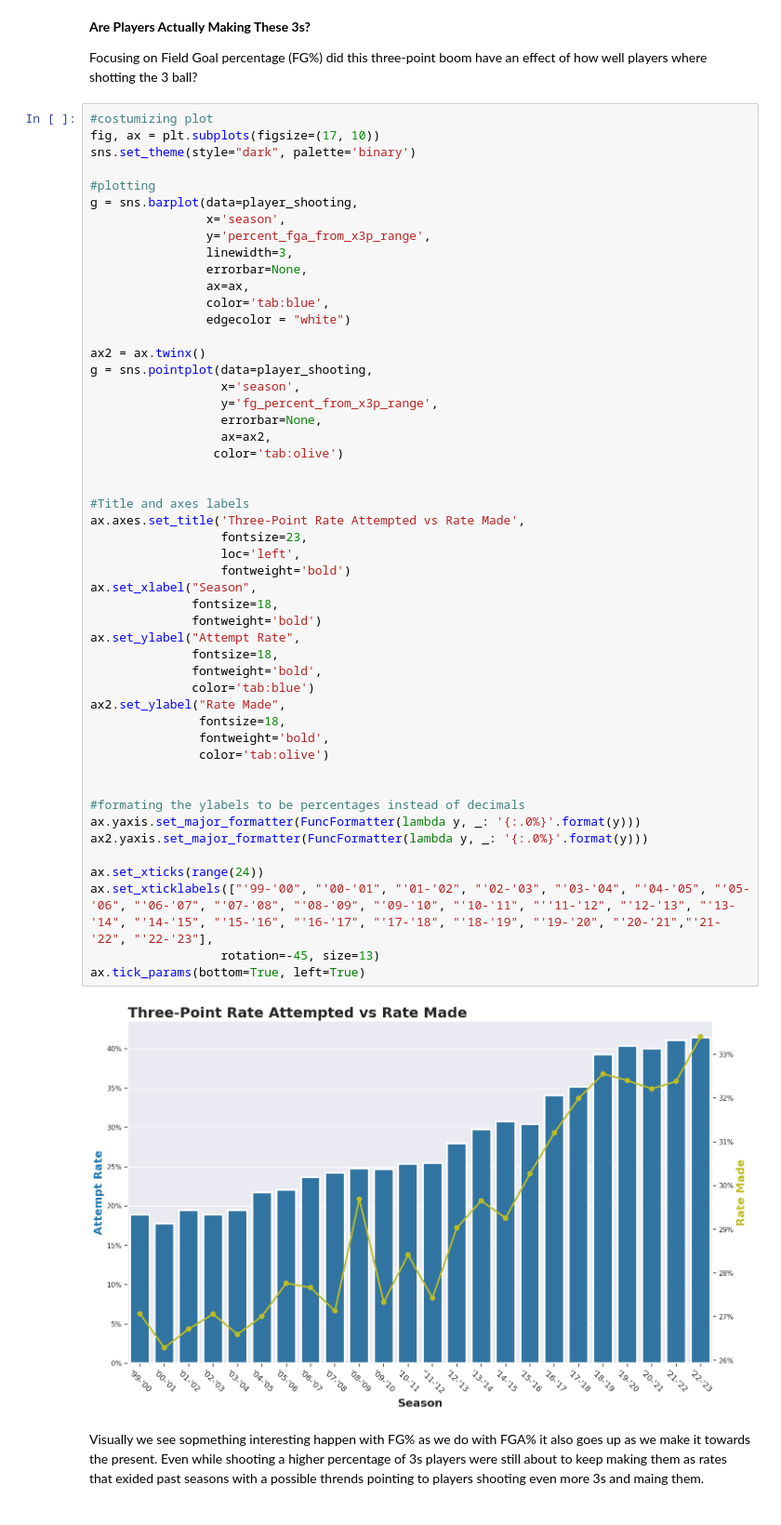
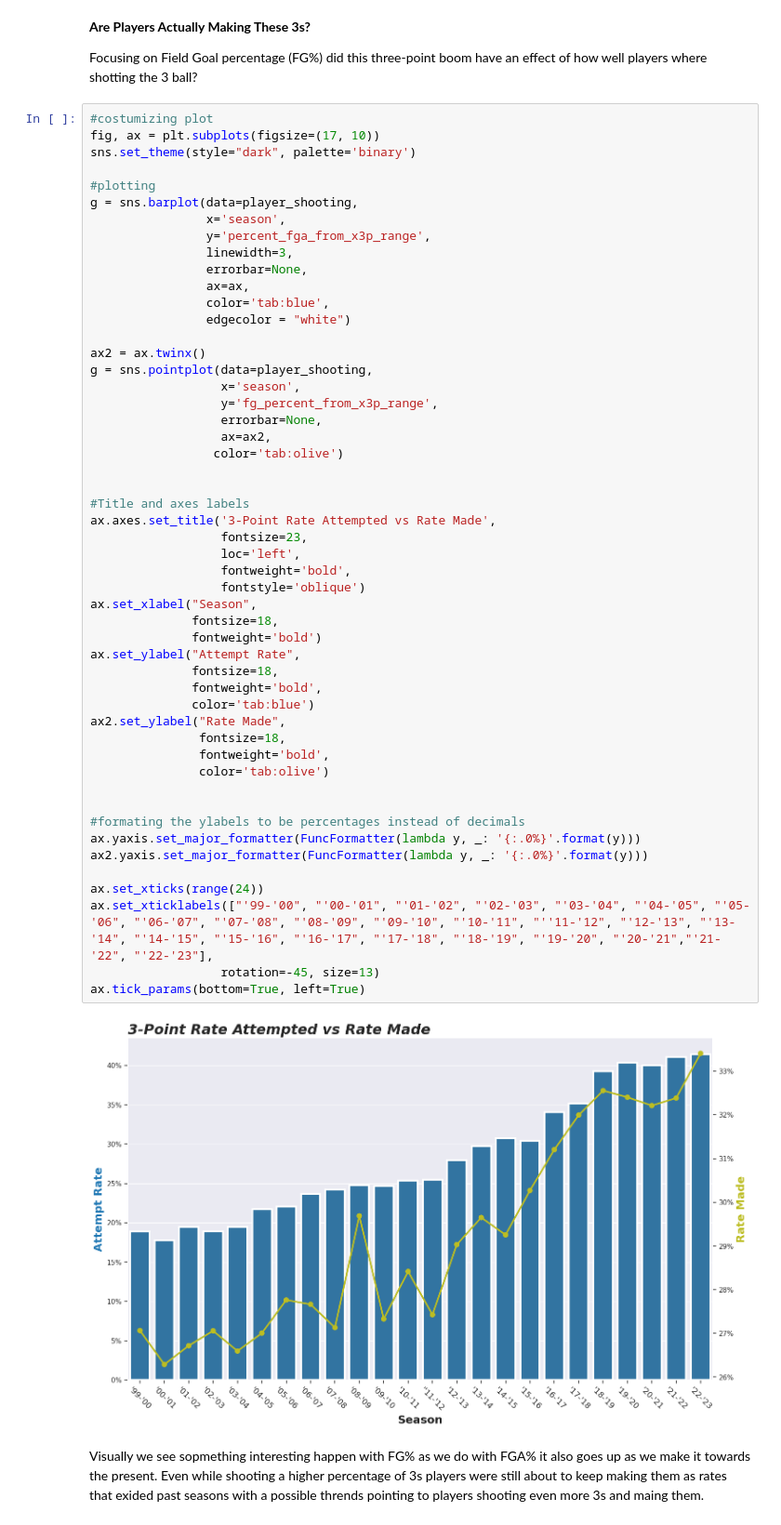
Before and after one commit to RafaelJMinaya/NBA-3Point-Shooting-Analysis, a Jupyter notebook: nba-3-point-shooting-evolution.ipynb, the cells around one changed output. Shown at 93% size. Cells and saved outputs as stored; diff of their text form.

```diff
--- a/nba-3-point-shooting-evolution.ipynb
+++ b/nba-3-point-shooting-evolution.ipynb
@@ -209,36 +210,37 @@ g = sns.pointplot(data=player_shooting,
                   errorbar=None,
                   ax=ax2,
                  color='tab:olive')
 
 
 #Title and axes labels
-ax.axes.set_title('Three-Point Rate Attempted vs Rate Made',
+ax.axes.set_title('3-Point Rate Attempted vs Rate Made',
                   fontsize=23,
                   loc='left',
-                  fontweight='bold')
+                  fontweight='bold',
+                  fontstyle='oblique')
 ax.set_xlabel("Season",
               fontsize=18,
               fontweight='bold')
 ax.set_ylabel("Attempt Rate",
               fontsize=18,
               fontweight='bold',
               color='tab:blue')
 ax2.set_ylabel("Rate Made",
                fontsize=18,
                fontweight='bold',
                color='tab:olive')
 
 
 #formating the ylabels to be percentages instead of decimals
 ax.yaxis.set_major_formatter(FuncFormatter(lambda y, _: '{:.0%}'.format(y)))
 ax2.yaxis.set_major_formatter(FuncFormatter(lambda y, _: '{:.0%}'.format(y)))
 
 ax.set_xticks(range(24))
 ax.set_xticklabels(["'99-'00", "'00-'01", "'01-'02", "'02-'03", "'03-'04", "'04-'05", "'05-'06", "'06-'07", "'07-'08", "'08-'09", "'09-'10", "'10-'11", "''11-'12", "'12-'13", "'13-'14", "'14-'15", "'15-'16", "'16-'17", "'17-'18", "'18-'19", "'19-'20", "'20-'21","'21-'22", "'22-'23"],
                   rotation=-45, size=13)
 ax.tick_params(bottom=True, left=True)
 # %% [output]
-[figure, old version]
+[figure, new version]
 # %% [markdown]
 Visually we see sopmething interesting happen with FG% as we do with FGA% it also goes up as we make it towards the present. Even while shooting a higher percentage of 3s players were still about to keep making them as rates that exided past seasons with a possible thrends pointing to players shooting even more 3s and maing them.
 # %% [markdown]
```
Also changed, not shown: parts of 14 cells of this notebook.
